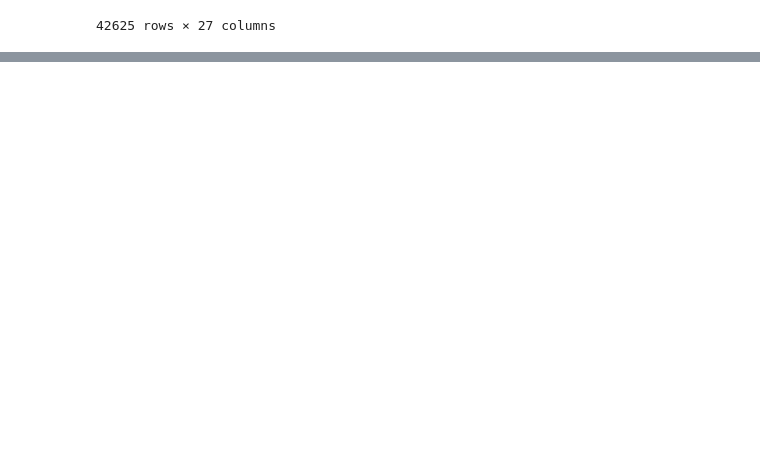
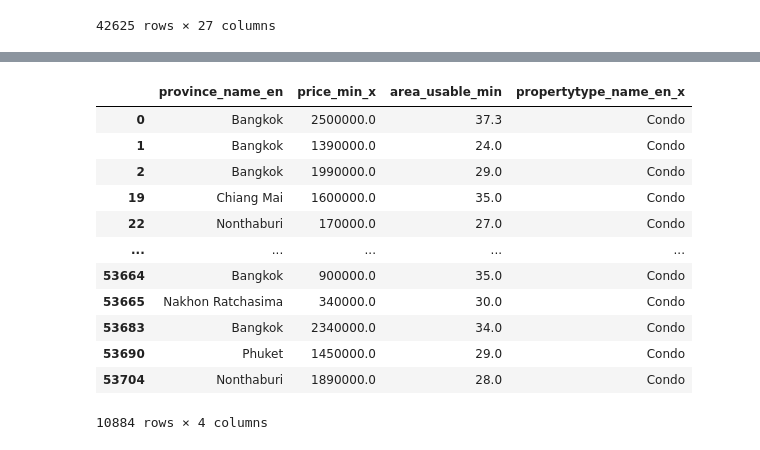
Before and after one commit to nxxk23/BasicProg_DataViz65, a Jupyter notebook: DataViz01_Table_Data.ipynb, the cells around one changed output, grey strips where cells are left out. Drawn from its saved outputs; the diff is of its cells as text; code cells hidden in the pictures; blank space fills up the shorter version.

```diff
--- a/DataViz01_Table_Data.ipynb
+++ b/DataViz01_Table_Data.ipynb
@@ -264,0 +212,3 @@ home
+# %%
+data = data1[['province_name_en','price_min_x','area_usable_min','propertytype_name_en_x']]
+data
@@ -264,0 +237,2 @@ home
+# %%
+dataa= data.dropna()
@@ -264,0 +264,17 @@ home
+# %%
+cd = dataa[dataa['propertytype_name_en_x']=='Condo']
+cd
+# %% [output]
+|  | province_name_en | price_min_x | area_usable_min | propertytype_name_en_x |
+| 0 | Bangkok | 2500000.0 | 37.3 | Condo |
+| 1 | Bangkok | 1390000.0 | 24.0 | Condo |
+| 2 | Bangkok | 1990000.0 | 29.0 | Condo |
+| 19 | Chiang Mai | 1600000.0 | 35.0 | Condo |
+| 22 | Nonthaburi | 170000.0 | 27.0 | Condo |
+| ... | ... | ... | ... | ... |
+| 53664 | Bangkok | 900000.0 | 35.0 | Condo |
+| 53665 | Nakhon Ratchasima | 340000.0 | 30.0 | Condo |
+| 53683 | Bangkok | 2340000.0 | 34.0 | Condo |
+| 53690 | Phuket | 1450000.0 | 29.0 | Condo |
+| 53704 | Nonthaburi | 1890000.0 | 28.0 | Condo |
+10884 rows × 4 columns
```
Also changed, not shown: parts of 15 cells of this notebook.
